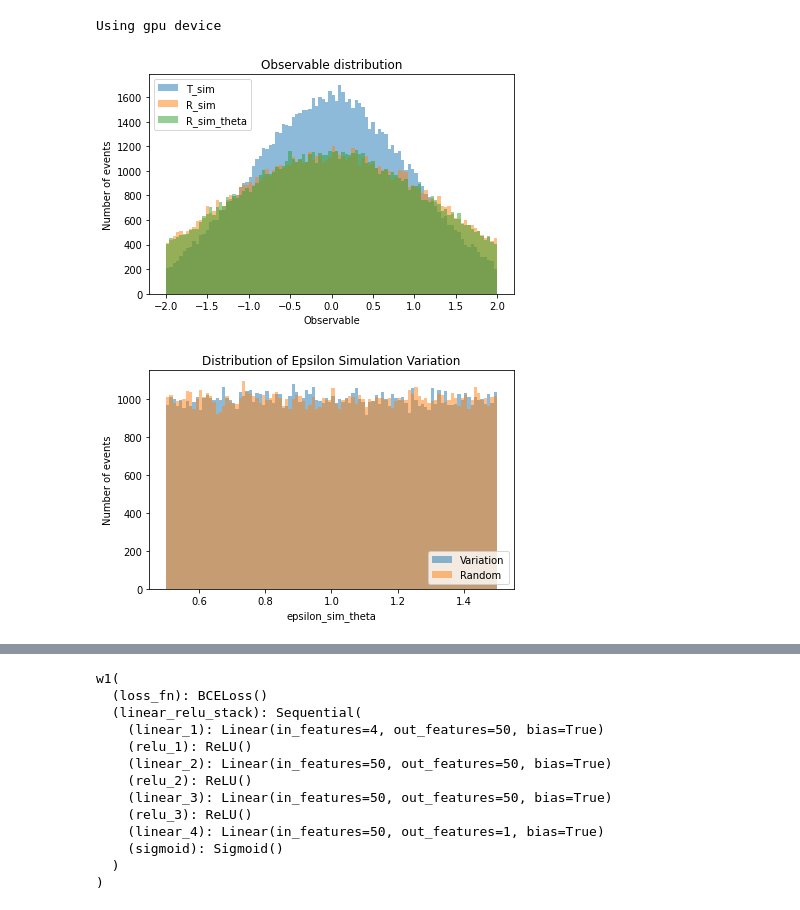
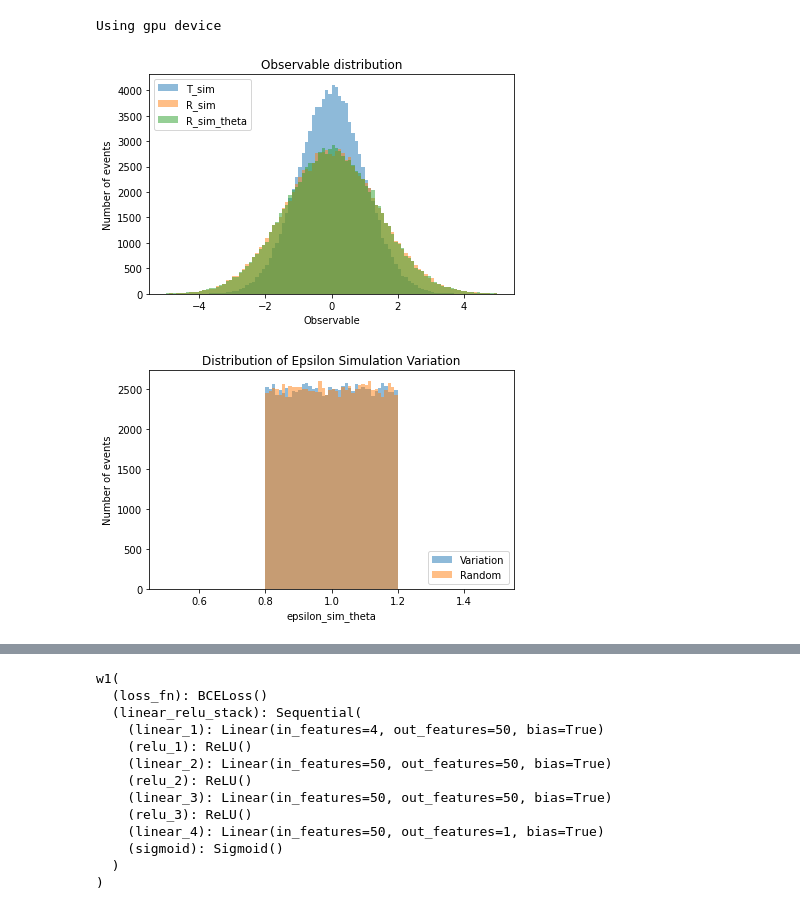
Before and after one commit to jaychan-hep/UnbinnedProfiledUnfolding, a Jupyter notebook: UnbinnedProfiledUnfolding.ipynb, the cells around one changed output, grey strips where cells are left out. Cells and saved outputs as stored; diff of their text form; code cells hidden in the pictures.

```diff
--- a/UnbinnedProfiledUnfolding.ipynb
+++ b/UnbinnedProfiledUnfolding.ipynb
@@ -111,38 +112,38 @@ epsilon_data = 1
 T_sim = np.random.normal(mu_sim,sigma_sim,Nsim)
 R_sim = np.random.normal(T_sim+beta_sim,epsilon_sim)
 
-epsilon_sim_theta_for_parametrization = np.random.uniform(0.5, 1.5, Nsim)
-epsilon_sim_theta = np.random.uniform(0.5, 1.5, Nsim)
+epsilons_sim_random = np.random.uniform(0.8, 1.2, Nsim) # used for training
+epsilons_sim_theta = np.random.uniform(0.8, 1.2, Nsim)
 R_sim_theta = []
 for i in range(Nsim):
     # use the same T_sim for R_sim variation
-    R_sim_theta.append(np.random.normal(T_sim[i]+beta_sim,epsilon_sim_theta[i]))
+    R_sim_theta.append(np.random.normal(T_sim[i]+beta_sim,epsilons_sim_theta[i]))
 R_sim_theta = np.array(R_sim_theta)
 
 T_data = np.random.normal(mu_data,sigma_data,Ndata)
 R_data = np.random.normal(T_data+beta_data,epsilon_data)
 # %%
-plt.hist(T_sim, range=(-2, 2), density=False, bins=100, label="T_sim", alpha=0.5)
-plt.hist(R_sim, range=(-2, 2), density=False, bins=100, label="R_sim", alpha=0.5)
-plt.hist(R_sim_theta, range=(-2, 2), density=False, bins=100, label="R_sim_theta", alpha=0.5)
+plt.hist(T_sim, range=(-5, 5), density=False, bins=100, label="T_sim", alpha=0.5)
+plt.hist(R_sim, range=(-5, 5), density=False, bins=100, label="R_sim", alpha=0.5)
+plt.hist(R_sim_theta, range=(-5, 5), density=False, bins=100, label="R_sim_theta", alpha=0.5)
 plt.xlabel('Observable')
 plt.ylabel('Number of events')
 plt.title(r'Observable distribution')
 plt.legend(loc='upper left')#, framealpha=0)
 plt.tight_layout()
 plt.show()
 plt.clf()
 
-plt.hist(epsilon_sim_theta, range=(0.5, 1.5), density=False, bins=100, label="Variation", alpha=0.5)
-plt.hist(epsilon_sim_theta_for_parametrization, range=(0.5, 1.5), density=False, bins=100, label="Random", alpha=0.5)
+plt.hist(epsilons_sim_theta, range=(0.5, 1.5), density=False, bins=100, label="Variation", alpha=0.5)
+plt.hist(epsilons_sim_random, range=(0.5, 1.5), density=False, bins=100, label="Random", alpha=0.5)
 plt.xlabel('epsilon_sim_theta')
 plt.ylabel('Number of events')
 plt.title(r'Distribution of Epsilon Simulation Variation')
 plt.legend(loc='lower right')#, framealpha=0)
 plt.tight_layout()
 plt.show()
 # %% [output]
-[figure, old version]
+[figure, new version]
-[figure, old version]
+[figure, new version]
 # %%
 class w1_dataset(Dataset):
```
Also changed, not shown: parts of 9 cells of this notebook.
